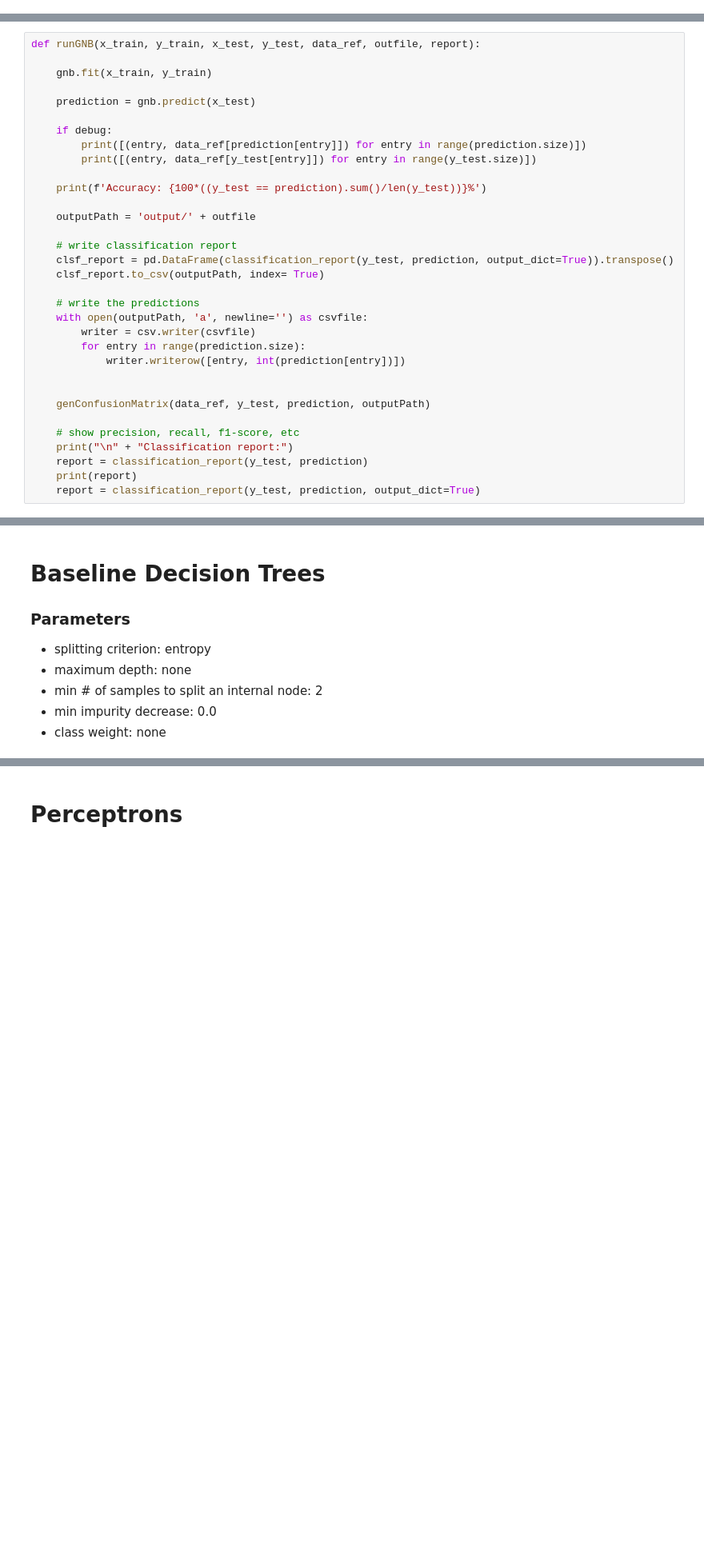
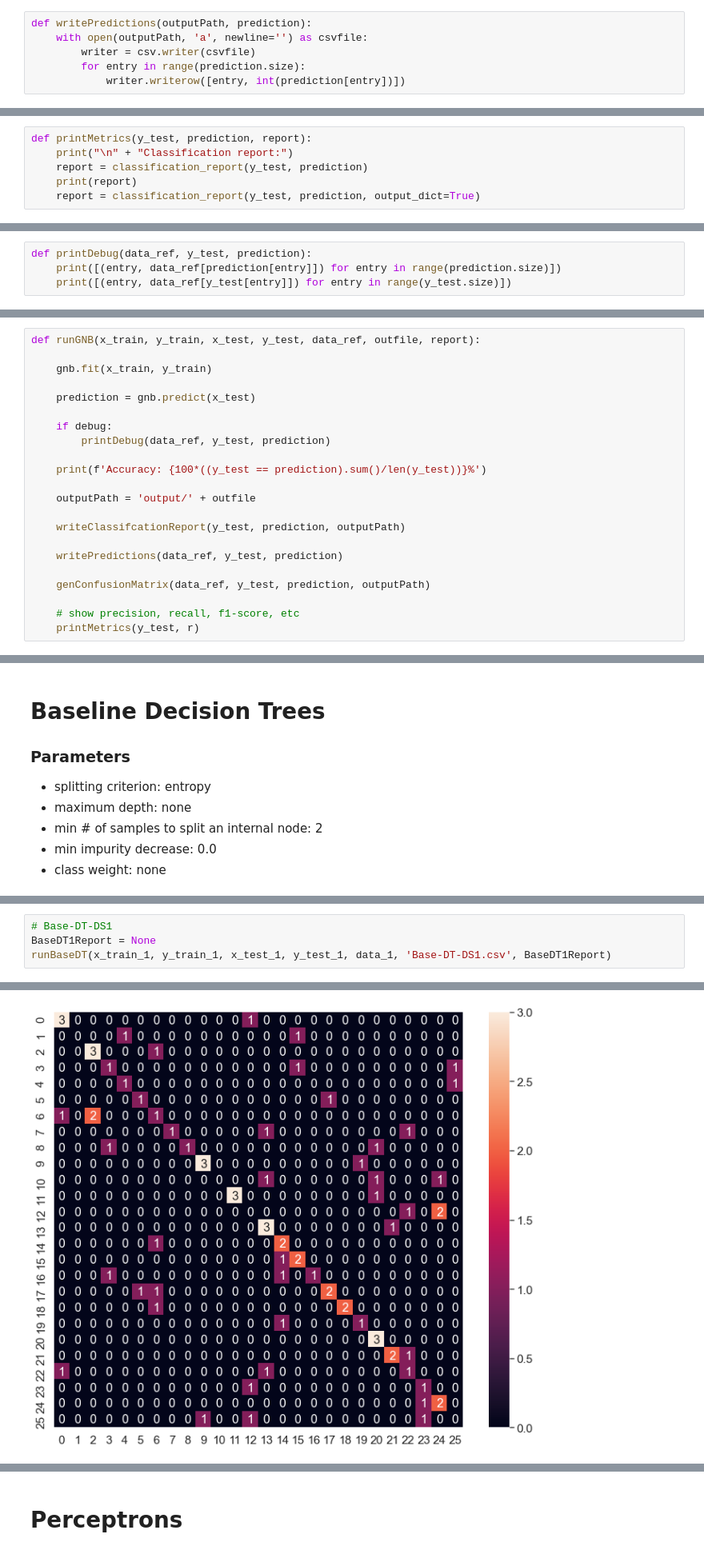
Before and after one commit to BryceHamilton/ML_Workbench, a Jupyter notebook: Assignment 1/MLbench.py.ipynb, the cells around one changed output, grey strips where cells are left out. Shown at 80% size. Cells and saved outputs as stored; diff of their text form; blank space fills up the shorter version.

Commit message:
Analysis Utils, BaseDT

```diff
--- a/Assignment 1/MLbench.py.ipynb
+++ b/Assignment 1/MLbench.py.ipynb
@@ -203,0 +214,6 @@ def genConfusionMatrix(data_ref, y_test, prediction, outputPath):
+# %%
+def writePredictions(outputPath, prediction):
+    with open(outputPath, 'a', newline='') as csvfile:
+        writer = csv.writer(csvfile)
+        for entry in range(prediction.size):
+            writer.writerow([entry, int(prediction[entry])])
@@ -203,0 +222,6 @@ def genConfusionMatrix(data_ref, y_test, prediction, outputPath):
+# %%
+def printMetrics(y_test, prediction, report):
+    print("\n" + "Classification report:")
+    report = classification_report(y_test, prediction)
+    print(report)
+    report = classification_report(y_test, prediction, output_dict=True)
@@ -204,3 +230,7 @@ def genConfusionMatrix(data_ref, y_test, prediction, outputPath):
+# %%
+def printDebug(data_ref, y_test, prediction):
+    print([(entry, data_ref[prediction[entry]]) for entry in range(prediction.size)])
+    print([(entry, data_ref[y_test[entry]]) for entry in range(y_test.size)])
 # %% [markdown]
 # Gaussian Naive Bayes
 # %% [markdown]
@@ -213,31 +243,20 @@ def runGNB(x_train, y_train, x_test, y_test, data_ref, outfile, report):
     prediction = gnb.predict(x_test)
 
     if debug:
-        print([(entry, data_ref[prediction[entry]]) for entry in range(prediction.size)])
-        print([(entry, data_ref[y_test[entry]]) for entry in range(y_test.size)])
+        printDebug(data_ref, y_test, prediction)
 
     print(f'Accuracy: {100*((y_test == prediction).sum()/len(y_test))}%')
 
     outputPath = 'output/' + outfile
 
-    # write classification report
-    clsf_report = pd.DataFrame(classification_report(y_test, prediction, output_dict=True)).transpose()
-    clsf_report.to_csv(outputPath, index= True)
+    writeClassifcationReport(y_test, prediction, outputPath)
 
-    # write the predictions
-    with open(outputPath, 'a', newline='') as csvfile:
-        writer = csv.writer(csvfile)
-        for entry in range(prediction.size):
-            writer.writerow([entry, int(prediction[entry])])
-
+    writePredictions(data_ref, y_test, prediction)
 
     genConfusionMatrix(data_ref, y_test, prediction, outputPath)
 
     # show precision, recall, f1-score, etc
-    print("\n" + "Classification report:")
-    report = classification_report(y_test, prediction)
-    print(report)
-    report = classification_report(y_test, prediction, output_dict=True)
+    printMetrics(y_test, r)
 # %% [markdown]
 ### Run GNB on Data Set 1
 # %%
@@ -446,0 +358,5 @@ weighted avg       0.77      0.77      0.77       520
+# %%
+# Base-DT-DS1
+BaseDT1Report = None
+runBaseDT(x_train_1, y_train_1, x_test_1, y_test_1, data_1, 'Base-DT-DS1.csv', BaseDT1Report)
+# %% [output]
@@ -446,0 +366 @@ weighted avg       0.77      0.77      0.77       520
+[figure, added]
```
Also changed, not shown: parts of 12 cells of this notebook.
